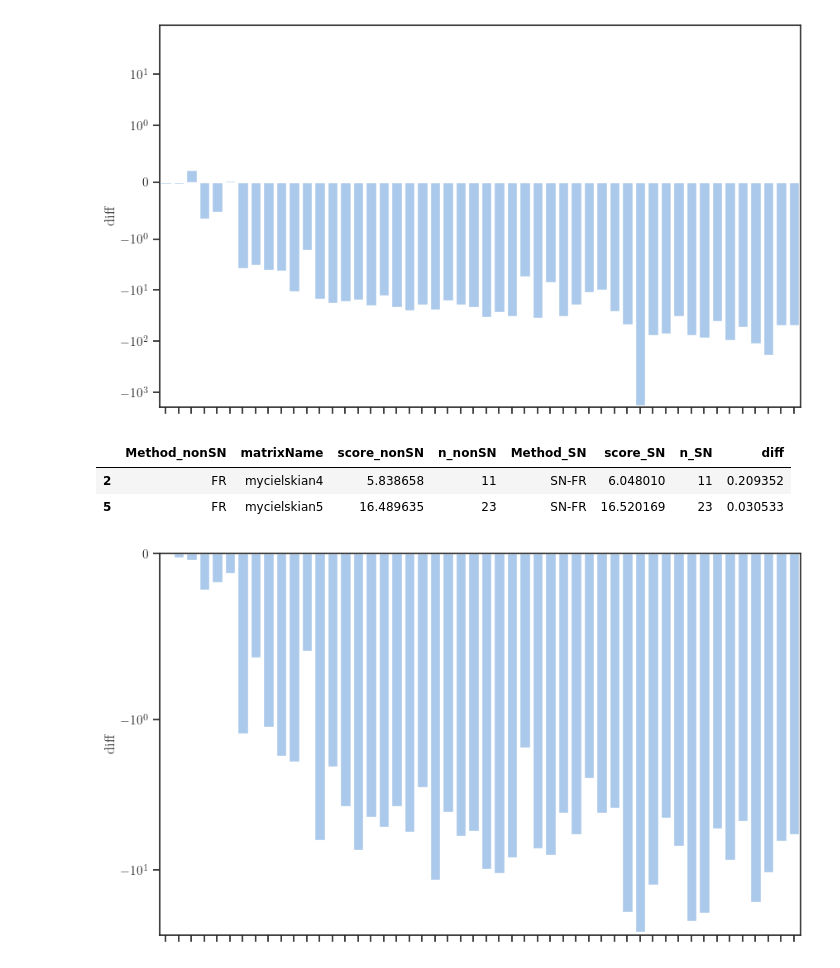
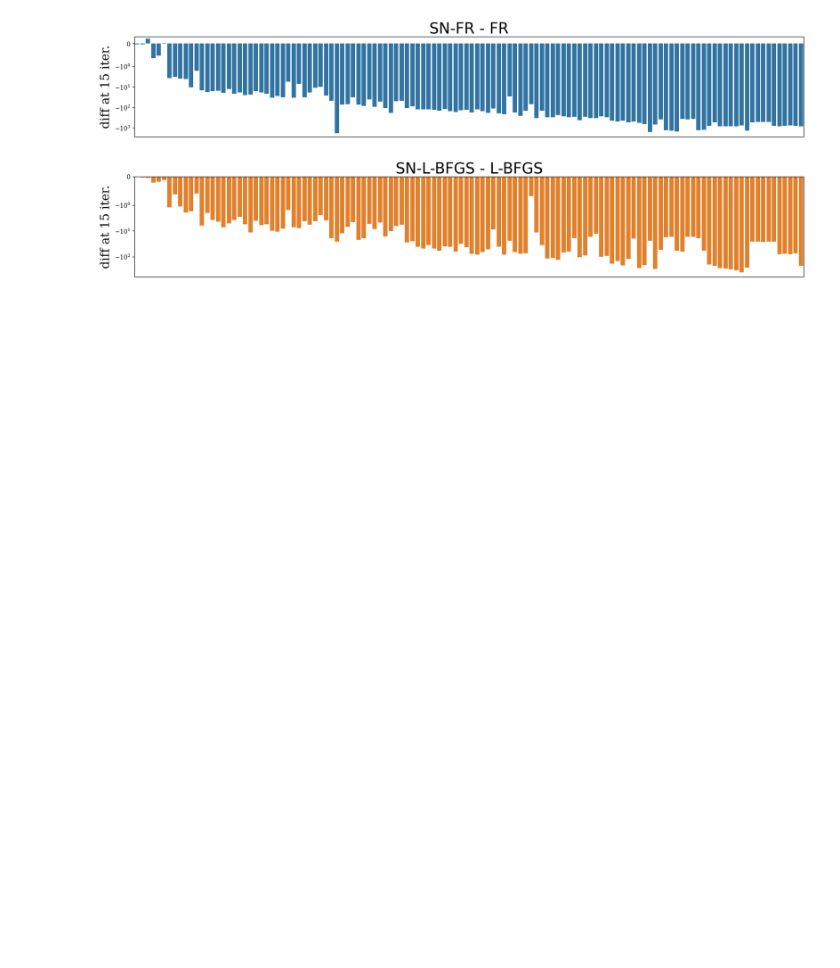
Before and after one commit to HirokiHamaguchi/Initial_Placement_for_Fruchterman-Reingold_Force_Model_with_Coordinate_Newton_Direction, a Jupyter notebook: doc/main/overall/overall.ipynb, the cells around one changed output. Saved outputs shown, nothing was run; the diff lists cells and outputs as text; code cells hidden in the pictures; blank space fills up the shorter version.

```diff
--- a/doc/main/overall/overall.ipynb
+++ b/doc/main/overall/overall.ipynb
@@ -5,9 +5,6 @@ import pandas as pd
 import seaborn as sns
 
 NUM_SEEDS = 10
-
-plt.rc("text", usetex=True)
-plt.rc("font", family="serif")
 # %%
 matrixName2n = {
     "ash292": 292,
@@ -158,9 +155,10 @@ def parse_hist_file(file_path):
 
     return data
 # %%
+tab = sns.color_palette("tab10")
+
 for file_path in ["hist_15.txt", "hist_50.txt"]:
     parsed_data = parse_hist_file(file_path)
-    print(parsed_data)
 
     df = pd.DataFrame(columns=["Method", "matrixName", "score"])
     for matrix_name, matrix_data in parsed_data.items():
@@ -193,12 +191,71 @@ for file_path in ["hist_15.txt", "hist_50.txt"]:
         )
         df_merged["diff"] = df_merged["score_SN"] - df_merged["score_nonSN"]
 
-        plt.figure(figsize=(10, 6))
-        sns.barplot(x="matrixName", y="diff", data=df_merged)
+        plt.figure(figsize=(20, 3))
+        sns.barplot(
+            x="matrixName",
+            y="diff",
+            data=df_merged,
+            color=tab[0 if methodSuffix == "FR" else 1],
+        )
+
         plt.yscale("symlog", linthresh=1)
+
+        plt.xticks([])
+        plt.yticks(fontfamily="serif")
         plt.xlabel("")
-        plt.xticks(visible=False)
-        plt.show()
+        plt.ylabel(
+            f"diff at {file_path[5:7]} iter.",
+            fontsize=20,
+            fontfamily="serif",
+        )
+
+        minScore = min(0, df_merged["diff"].min())
+        maxScore = max(0, df_merged["diff"].max())
+        plt.ylim(minScore * 1.5, maxScore * 1.5)
+
+        if methodSuffix == "FR" and "50" in file_path:
+            plt.text(
+                44,
+                1.2,
+                "$\\leftarrow$can_187",
+                ha="left",
+                fontsize=25,
+                fontfamily="monospace",
+            )
+        if methodSuffix == "L-BFGS" and "50" in file_path:
+            plt.text(
+                22,
+                0.1,
+                "$\\leftarrow$can_73",
+                ha="left",
+                fontsize=25,
+                fontfamily="monospace",
+            )
+            plt.text(
+                39,
+                0.2,
+                "$\\leftarrow$iris_dataset_30NN",
+                ha="left",
+                fontsize=25,
+                fontfamily="monospace",
+            )
+            plt.text(
+                89,
+                0.7,
+                "$\\leftarrow$dwt_592",
+                ha="left",
+                fontsize=25,
+                fontfamily="monospace",
+            )
+
+        if "15" in file_path:
+            plt.title(f"SN-{methodSuffix} - {methodSuffix}", fontsize=25)
+
+        plt.savefig(
+            f"plot/diff_{methodSuffix}_{file_path[5:7]}.pdf", bbox_inches="tight"
+        )
+        # plt.show()
 
         # df_merged["diff"] の中から、正の値を持つ行だけを抽出
         df_merged_positive = df_merged[df_merged["diff"] > 0]
@@ -208,5 +283,2 @@ for file_path in ["hist_15.txt", "hist_50.txt"]:
-[figure, old version]
+[figure, new version]
-|  | Method_nonSN | matrixName | score_nonSN | n_nonSN | Method_SN | score_SN | n_SN | diff |
-| 2 | FR | mycielskian4 | 5.838658 | 11 | SN-FR | 6.048010 | 11 | 0.209352 |
-| 5 | FR | mycielskian5 | 16.489635 | 23 | SN-FR | 16.520169 | 23 | 0.030533 |
-[figure, old version]
+[figure, new version]
```
Also changed, not shown: parts of 2 cells of this notebook, 16 other files.
